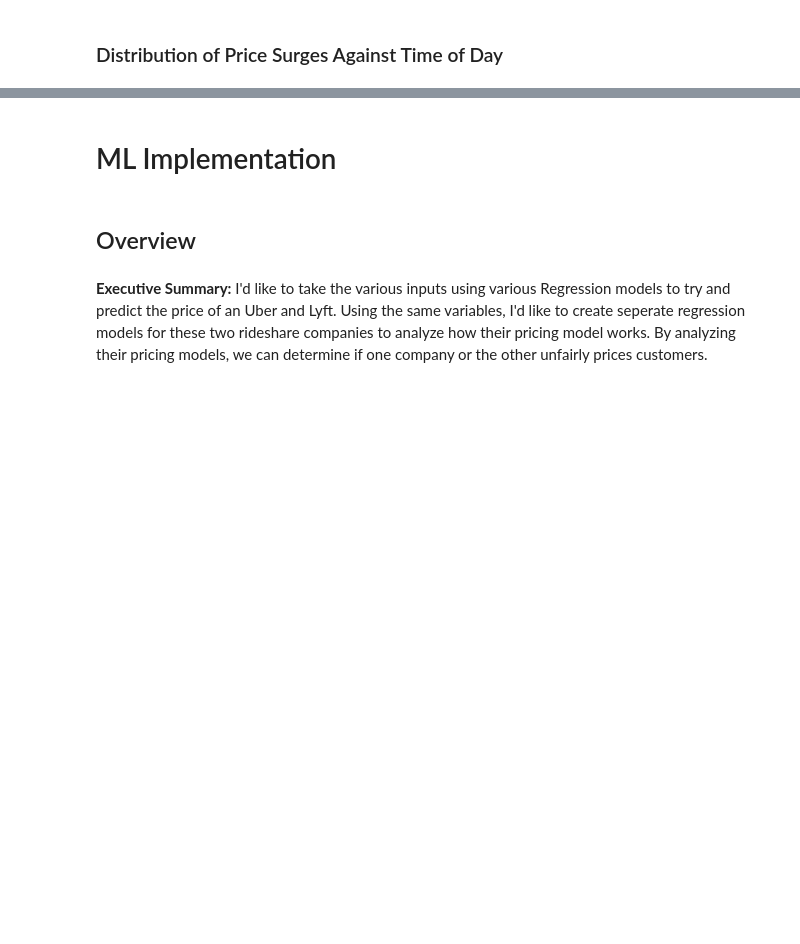
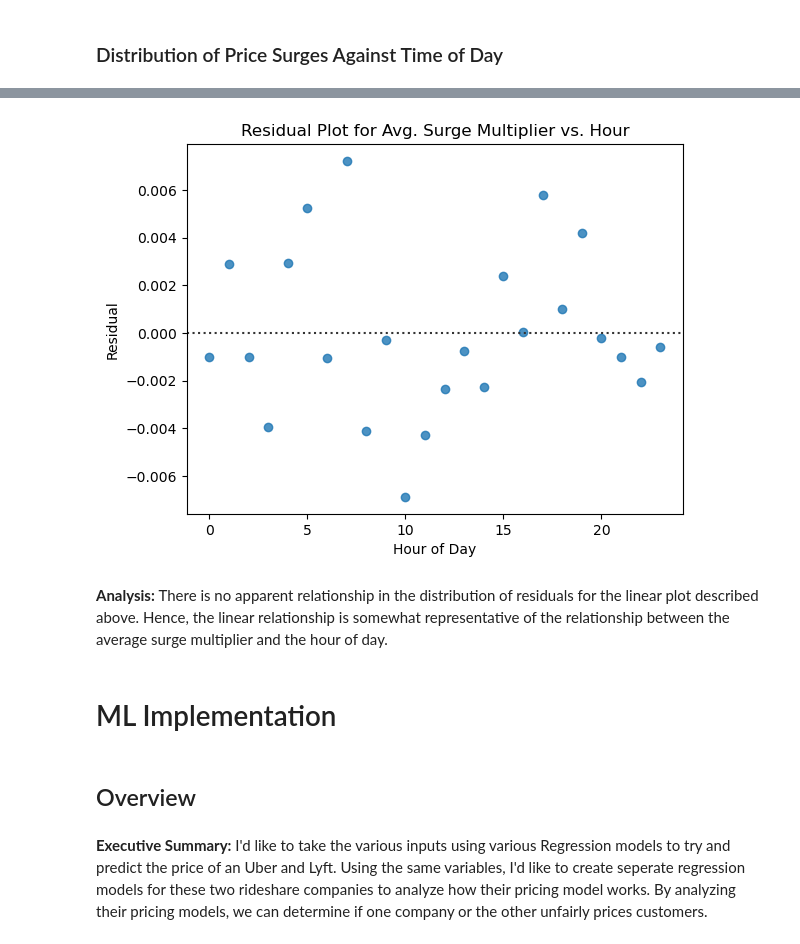
Before and after one commit to thealphacubicle/Boston-Rideshare-Analysis, a Jupyter notebook: Boston Rideshare Analysis Notebook.ipynb, the cells around one changed output, grey strips where cells are left out. Cells and saved outputs as stored; diff of their text form; code cells hidden in the pictures; blank space fills up the shorter version.

```diff
--- a/Boston Rideshare Analysis Notebook.ipynb
+++ b/Boston Rideshare Analysis Notebook.ipynb
@@ -220,3 +219,13 @@ Text(13.819444444444445, 0.5, 'Price')
+# %%
+# Plot residual plot to see if linear relationship is a good fit
+sns.residplot(x=df_grouped.index, y=df_grouped['surge_multiplier'])
+plt.xlabel('Hour of Day')
+plt.ylabel('Residual')
+plt.title('Residual Plot for Avg. Surge Multiplier vs. Hour');
+# %% [output]
+[figure, added]
+# %% [markdown]
+<strong>Analysis: </strong>There is no apparent relationship in the distribution of residuals for the linear plot described above. Hence, the linear relationship is somewhat representative of the relationship between the average surge multiplier and the hour of day.
 # %% [markdown]
 # ML Implementation
 # %% [markdown]
```
Also changed, not shown: parts of 7 cells of this notebook.
